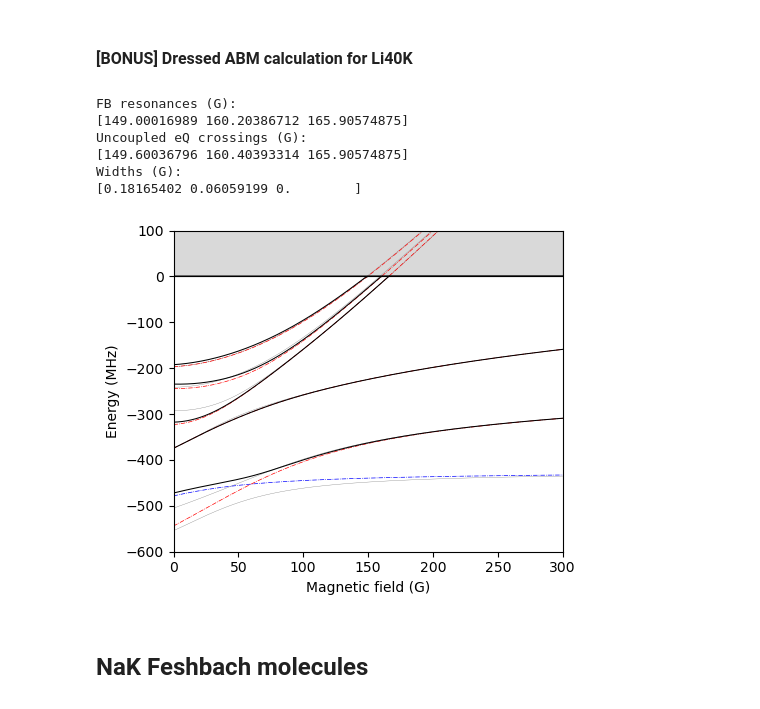
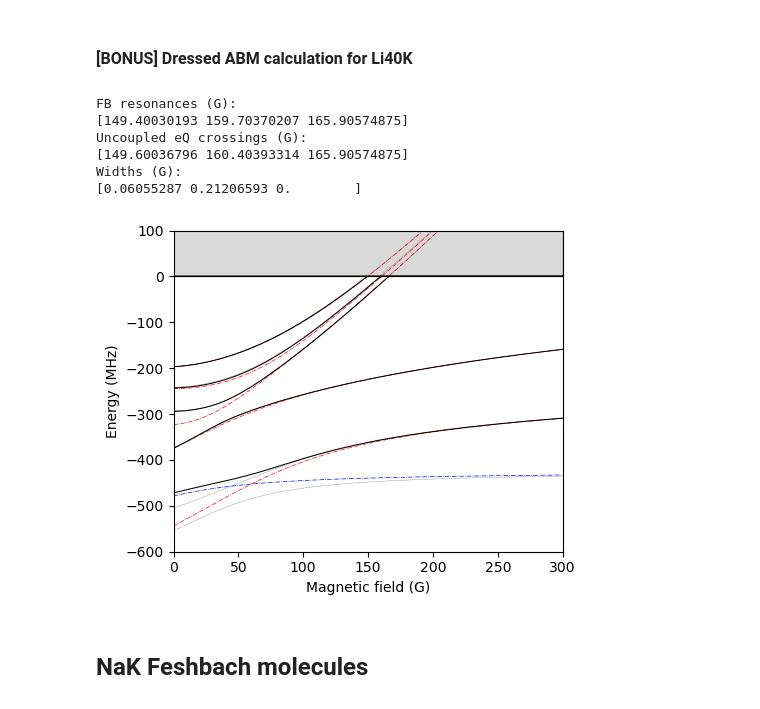
Before and after one commit to huanium/huanium, a Jupyter notebook: MIT_PhD/Fermi1/Fermi1 Calculator/Fermi1_Calculator_part_3_of_5.ipynb, the cells around one changed output. Saved outputs shown, nothing was run; the diff lists cells and outputs as text; code cells hidden in the pictures.

```diff
--- a/MIT_PhD/Fermi1/Fermi1 Calculator/Fermi1_Calculator_part_3_of_5.ipynb
+++ b/MIT_PhD/Fermi1/Fermi1 Calculator/Fermi1_Calculator_part_3_of_5.ipynb
@@ -1218,8 +1218,23 @@ for b in B_fields:
     # standard ABM eigs
     freqs, eigenvectors = np.linalg.eigh(H_BR)
     list_of_freqs.append(freqs)
+    # get new basis phiQ
+    phiQ = []
+    phiQ.append([0]*(H_BR.shape[0]))
+    phiQ[0][0] = 1
+    for q in Q_eigenvectors:
+        q = q / np.linalg.norm(q)
+        # append 0 to first entry of each q:
+        q = np.concatenate((np.array([0]), q))
+        phiQ.append(q)
+    phiQ = np.array(phiQ)
+    H_BR_Q = np.matmul(np.matmul( np.conjugate(np.transpose(phiQ)) , H_BR), phiQ)
+    # if b == B_fields[3]:
+    #     plt.imshow(H_BR_Q)
+    #     print(H_BR_Q[0,1:])
     # get K's
-    Ks = H_BR[0,1:]
+    Ks = H_BR_Q[0,1:]
+    # Ks = H_BR[0,1:]
     list_of_kappas.append(Ks)
     # solve for dressed energies: only calculate dressed_energies for eQ's which cross Eth = 0
     if b == min(B_fields):
@@ -1251,7 +1266,7 @@ list_of_kappas = np.array(list_of_kappas)
 # %%
 # NaK results, zoomed in near FB resonance
 # plot standard ABM results, with E_threshold zeroed
-fig, ax = plt.subplots(figsize=(4,5))
+fig, ax = plt.subplots(figsize=(4,4))
 
 for i in range(list_of_freqs.shape[1]):
     ax.plot(B_fields, list_of_freqs[:,i],linewidth=0.25,color='gray')
@@ -1304,7 +1319,7 @@ Uncoupled eQ crossings (G):
 # %%
 # NaK results, zoomed out to see dressed-state energies
 # plot standard ABM results, with E_threshold zeroed
-fig, ax = plt.subplots(figsize=(4,5))
+fig, ax = plt.subplots(figsize=(4,4))
 
 for i in range(list_of_freqs.shape[1]):
     ax.plot(B_fields, list_of_freqs[:,i],linewidth=0.25,color='gray')
@@ -1343,7 +1358,7 @@ ax.set_xlabel('Magnetic field (G)')
 ax.set_ylabel('Energy (MHz)')
 
 # zoomed in
-ax.set_ylim([-2000,100])
+ax.set_ylim([-1600,100])
 ax.set_xlim([0,max(B_fields)])
 
 plt.tight_layout()
@@ -1625,8 +1640,22 @@ for b in B_fields:
     # standard ABM eigs
     freqs, eigenvectors = np.linalg.eigh(H_BR)
     list_of_freqs.append(freqs)
+    # get new basis phiQ
+    phiQ = []
+    phiQ.append([0]*(H_BR.shape[0]))
+    phiQ[0][0] = 1
+    for q in Q_eigenvectors:
+        q = q / np.linalg.norm(q)
+        # append 0 to first entry of each q:
+        q = np.concatenate((np.array([0]), q))
+        phiQ.append(q)
+    phiQ = np.array(phiQ)
+    H_BR_Q = np.matmul(np.matmul( np.conjugate(np.transpose(phiQ)) , H_BR), phiQ)
+    # if b == B_fields[3]:
+    #     plt.imshow(H_BR_Q)
+    #     print(H_BR_Q[0,1:])
     # get K's
-    Ks = H_BR[0,1:]
+    Ks = H_BR_Q[0,1:]
     list_of_kappas.append(Ks)
     # solve for dressed energies
     dressed_energies = []
@@ -1687,37 +1716,37 @@ widths = []
 muLiK  = (mLi6*mK40)/(mLi6 + mK40)
 Eh     = 4.35974e-18 # J
 C6     = 2322 * Eh * (a0**6)
 a_P_bg = ((1/2) * (2*muLiK*C6/(hbar**2))**(1/4)) / a0
 for i in range(len(FB_resonances)):
     a_P  = (1/np.sqrt(-eP_at_resonance[i]*2*mu/hbar**2) ) /a0
     a_bg = a_P + a_P_bg
     delta_B = abs((a_P/a_bg) * (FB_resonances[i] - bare_eQ_crossings[i]))
     widths.append(delta_B)
 widths = np.array(widths)
 print('Widths (G):')
 print(widths)
 
 ax.set_xlabel('Magnetic field (G)')
 ax.set_ylabel('Energy (MHz)')
 
 # zoomed in
 # ax.set_ylim([-70,10])
-# ax.set_xlim([140, 170])
+# ax.set_xlim([155, 165])
 
 # zoomed out
 ax.set_ylim([-600,100])
 ax.set_xlim([0, max(B_fields)])
 
 plt.tight_layout()
 plt.show()
 # %% [output]
 FB resonances (G):
-[149.00016989 160.20386712 165.90574875]
+[149.40030193 159.70370207 165.90574875]
 Uncoupled eQ crossings (G):
 [149.60036796 160.40393314 165.90574875]
 Widths (G):
-[0.18165402 0.06059199 0.        ]
+[0.06055287 0.21206593 0.        ]
-[figure, old version]
+[figure, new version]
 # %% [markdown]
 # <font size = 5>NaK Feshbach molecules</font>
 # %% [markdown]
```
Also changed, not shown: parts of 2 cells of this notebook, 1 other file.
